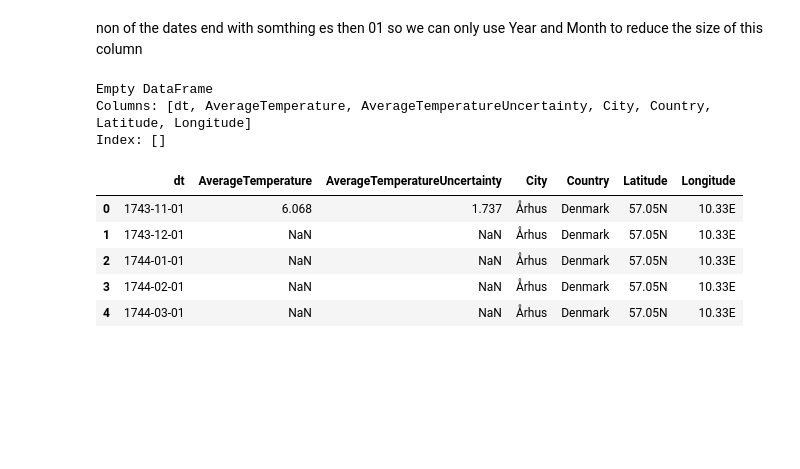
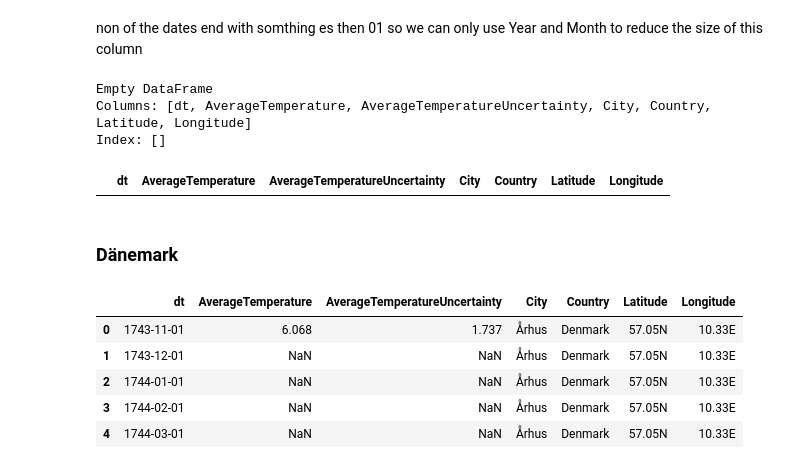
Before and after one commit to Emoill/RealVis, a Jupyter notebook: preprocessing.ipynb, the cells around one changed output. Saved outputs shown, nothing was run; the diff lists cells and outputs as text; code cells hidden in the pictures; blank space fills up the shorter version.

```diff
--- a/preprocessing.ipynb
+++ b/preprocessing.ipynb
@@ -33,15 +31,19 @@ non of the dates end with somthing es then 01 so we can only use Year and Month
 # %%
 mask = ~climate_data['dt'].str.endswith('01')
 
 # Filtern des DataFrames basierend auf der Maske
 filtered_df = climate_data[mask]
 
 # Ausgabe des gefilterten DataFrames
 print(filtered_df)
+filtered_df.head()
 # %% [output]
 Empty DataFrame
 Columns: [dt, AverageTemperature, AverageTemperatureUncertainty, City, Country, Latitude, Longitude]
 Index: []
+|  | dt | AverageTemperature | AverageTemperatureUncertainty | City | Country | Latitude | Longitude |
+# %% [markdown]
+### Dänemark
 # %%
 #filter all values where country is Denmark and city is Århus and save it in new dataframe
 climate_data_denmark = climate_data[(climate_data.Country == 'Denmark') & (climate_data.City == 'Århus')]
```
Also changed, not shown: parts of 11 cells of this notebook, 6 other files.
